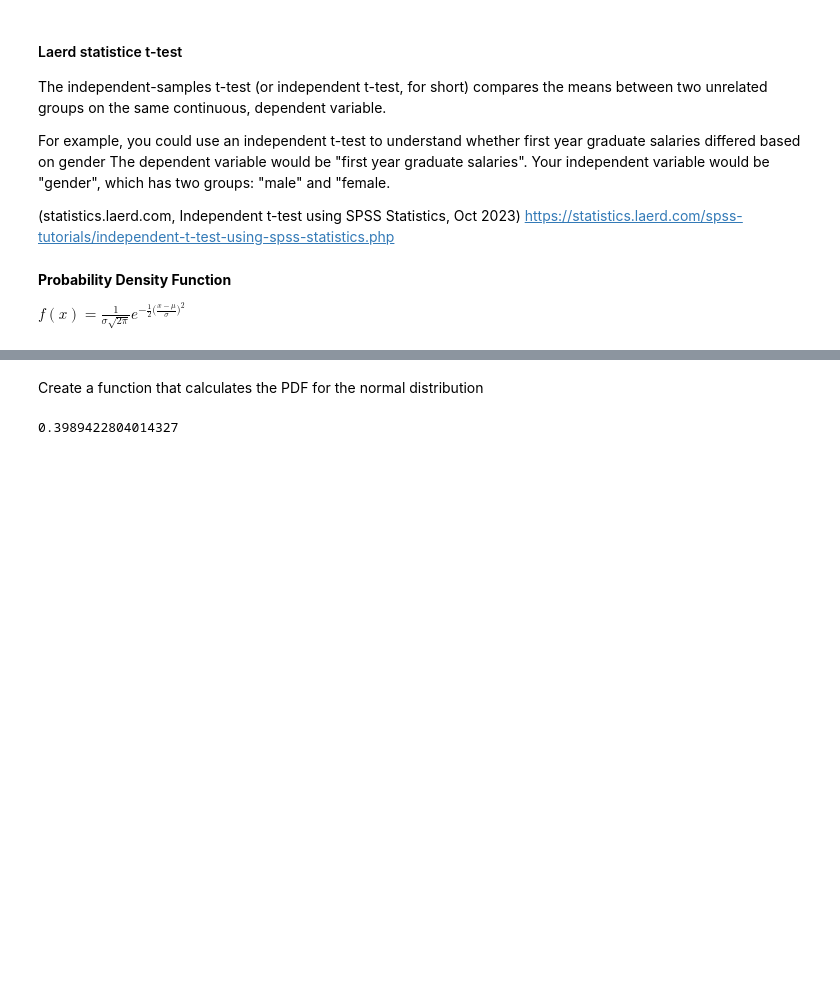
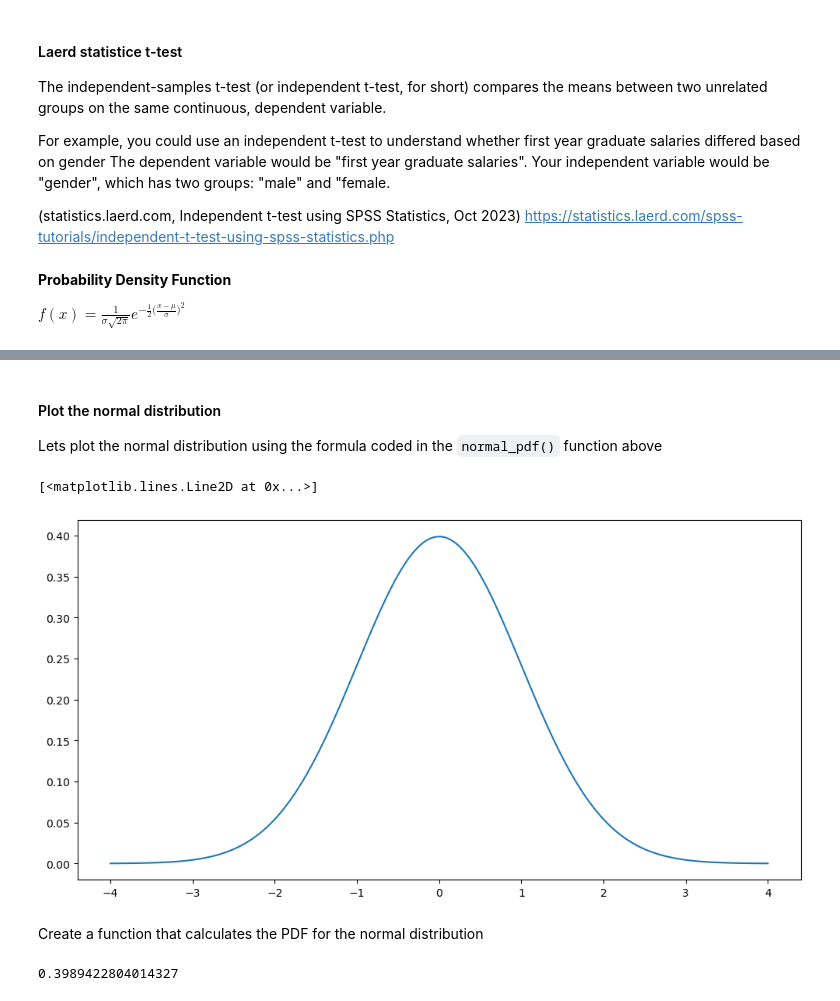
Before and after one commit to JScarry/MLAS_project, a Jupyter notebook: Task3.ipynb, the cells around one changed output, grey strips where cells are left out. Cells and saved outputs as stored; diff of their text form; code cells hidden in the pictures; blank space fills up the shorter version.

```diff
--- a/Task3.ipynb
+++ b/Task3.ipynb
@@ -112,5 +105,3 @@ https://gist.github.com/mwaskom/de44147ed2974457ad6372750bbe5751
-# %% [markdown]
-Create a function that calculates the PDF for the normal distribution
 # %%
 ##function as written in lectures
 def normal_pdf(x, mu=0.0, sigma=1.0):
@@ -118,6 +109,26 @@ def normal_pdf(x, mu=0.0, sigma=1.0):
   A = 1.0 / (sigma * np.sqrt(2.0 * np.pi))
   B = np.exp(-0.5 * ((x - mu) / sigma)**2)
   return A * B
+# %% [markdown]
+#### Plot the normal distribution
+
+Lets plot the normal distribution using the formula coded in the `normal_pdf()` function above
+# %%
+# Create a blank plot.
+fig, ax = plt.subplots(figsize=(12,6))
+
+# Range of x values.
+x = np.linspace(-4.0, 4.0, 1001)
+
+# Plot the pdf for the standard normal distribution.
+mu, sigma2 = 0.0, 1.0
+y = normal_pdf(x, mu=mu, sigma=np.sqrt(sigma2))
+ax.plot(x, y, label=f'$\mu = {mu}, \sigma^2 = {sigma2}$')
+# %% [output]
+[<matplotlib.lines.Line2D at 0x...>]
+[figure, added]
+# %% [markdown]
+Create a function that calculates the PDF for the normal distribution
 # %%
 normal_pdf(0)   ##red line. Middle of the standard normal pdf
 # %% [output]
```
Also changed, not shown: parts of 13 cells of this notebook.
